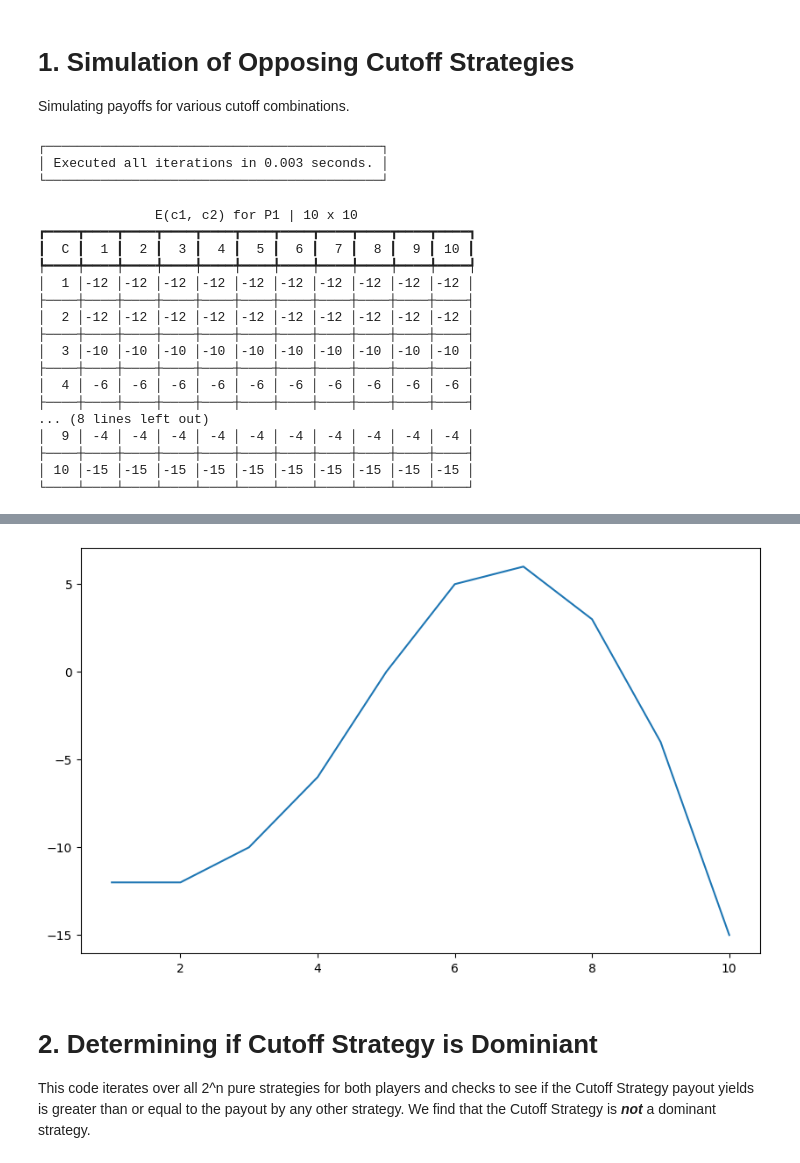
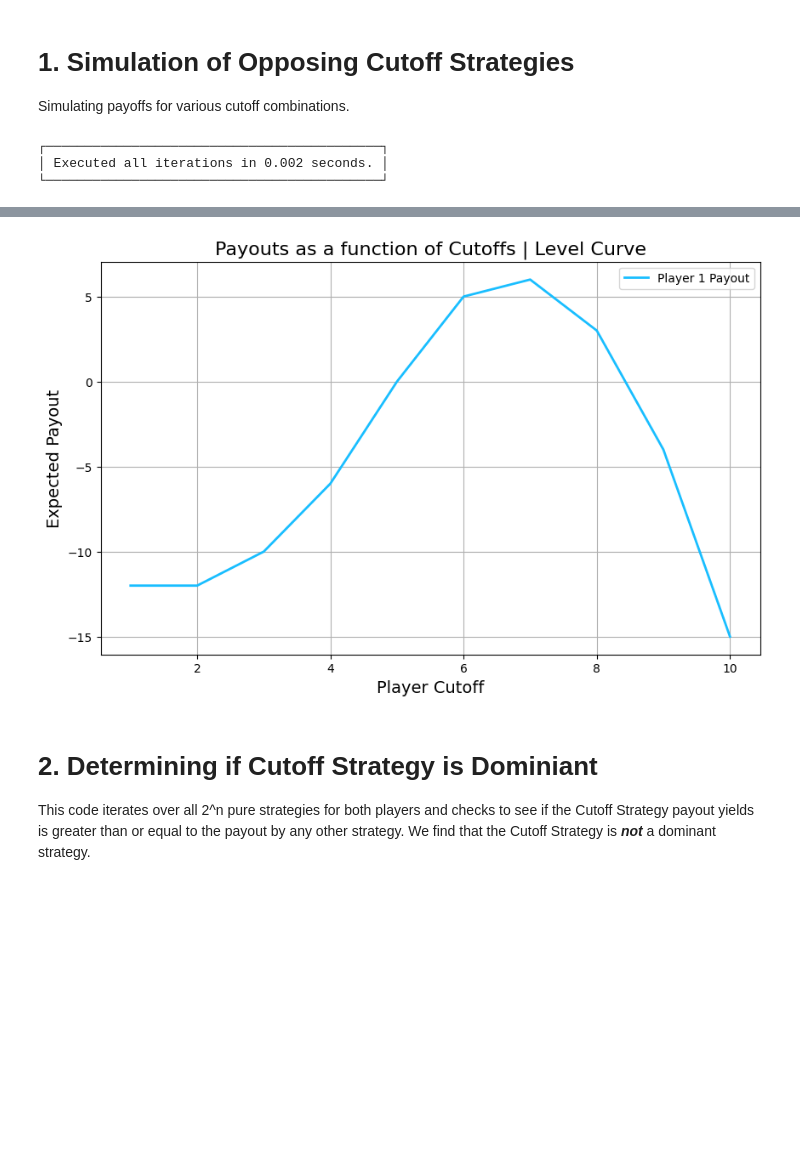
Before and after one commit to mihirt2/poker-like-games, a Jupyter notebook: discrete_poker_games.ipynb, the cells around one changed output, grey strips where cells are left out. Cells and saved outputs as stored; diff of their text form; code cells hidden in the pictures; blank space fills up the shorter version.

```diff
--- a/discrete_poker_games.ipynb
+++ b/discrete_poker_games.ipynb
@@ -146,6 +146,31 @@ def graph_contour_3d(p1=False, p2=False):
 
     fig.show()
 
+def graph_2d(p1=False, p2=False):
+    df = pd.DataFrame(log_data).groupby(['p1_cutoff', 'p2_cutoff'], as_index=False).mean()
+
+    plt.figure(figsize=(10, 6))
+
+    if p1:
+        # Use the BLUE variable for Player 1
+        plt.plot(df['p1_cutoff'], df['p1_expected_payout'], label='Player 1 Payout', color=BLUE, linewidth=2)
+
+    if p2:
+        # Use the RED variable for Player 2
+        plt.plot(df['p1_cutoff'], df['p2_expected_payout'], label='Player 2 Payout', color=RED, linewidth=2)
+
+    # Adding title and labels
+    plt.title('Payouts as a function of Cutoffs | Level Curve', fontsize=16)
+    plt.xlabel('Player Cutoff', fontsize=14)
+    plt.ylabel('Expected Payout', fontsize=14)
+
+    # Add a legend
+    plt.legend()
+
+    # Show the plot
+    plt.grid(True)
+    plt.show()
+
 # Displaying payoff matrix -- irrelevant
 def expected_payoffs_table(p1=False, p2=False):
     if p1 and p2:
@@ -185,11 +210,6 @@ def expected_payoffs_table(p1=False, p2=False):
 
     console.print(table)
 
-def graph_2d():
-  df = pd.DataFrame(log_data).groupby(['p1_cutoff', 'p2_cutoff'], as_index=False).mean()
-  plt.figure(figsize=(10, 6))
-  plt.plot(df['p1_cutoff'],df['p1_expected_payout'])
-
 # Exporting -- irrelevant
 def save():
     df = pd.DataFrame(log_data)
@@ -298,28 +318,11 @@ boxed(f"Executed all iterations in {round(time.time() - start_time, 3)} seconds.
 
 # Add flags as necessary (P1, P2)
 # graph_scatter_3d(P1)
-# graph_contour_3d(P1)
-graph_2d()
-expected_payoffs_table(P1)
+graph_contour_3d(P1)
+graph_2d(P1)
+# expected_payoffs_table(P1)
 save()
 # %% [output]
 ┌───────────────────────────────────────────┐
-│ Executed all iterations in 0.003 seconds. │
+│ Executed all iterations in 0.002 seconds. │
 └───────────────────────────────────────────┘
-               E(c1, c2) for P1 | 10 x 10
-┏━━━━┳━━━━┳━━━━┳━━━━┳━━━━┳━━━━┳━━━━┳━━━━┳━━━━┳━━━━┳━━━━┓
-┃  C ┃  1 ┃  2 ┃  3 ┃  4 ┃  5 ┃  6 ┃  7 ┃  8 ┃  9 ┃ 10 ┃
-┡━━━━╇━━━━╇━━━━╇━━━━╇━━━━╇━━━━╇━━━━╇━━━━╇━━━━╇━━━━╇━━━━┩
-│  1 │-12 │-12 │-12 │-12 │-12 │-12 │-12 │-12 │-12 │-12 │
-├────┼────┼────┼────┼────┼────┼────┼────┼────┼────┼────┤
-│  2 │-12 │-12 │-12 │-12 │-12 │-12 │-12 │-12 │-12 │-12 │
-├────┼────┼────┼────┼────┼────┼────┼────┼────┼────┼────┤
-│  3 │-10 │-10 │-10 │-10 │-10 │-10 │-10 │-10 │-10 │-10 │
-├────┼────┼────┼────┼────┼────┼────┼────┼────┼────┼────┤
-│  4 │ -6 │ -6 │ -6 │ -6 │ -6 │ -6 │ -6 │ -6 │ -6 │ -6 │
-├────┼────┼────┼────┼────┼────┼────┼────┼────┼────┼────┤
-... (8 lines left out)
-│  9 │ -4 │ -4 │ -4 │ -4 │ -4 │ -4 │ -4 │ -4 │ -4 │ -4 │
-├────┼────┼────┼────┼────┼────┼────┼────┼────┼────┼────┤
-│ 10 │-15 │-15 │-15 │-15 │-15 │-15 │-15 │-15 │-15 │-15 │
-└────┴────┴────┴────┴────┴────┴────┴────┴────┴────┴────┘
@@ -326,4 +330,4 @@ save()
-[figure, old version]
+[figure, new version]
 # %% [markdown]
 # 2. Determining if Cutoff Strategy is Dominiant
 
```
Also changed, not shown: parts of 1 cell of this notebook.
